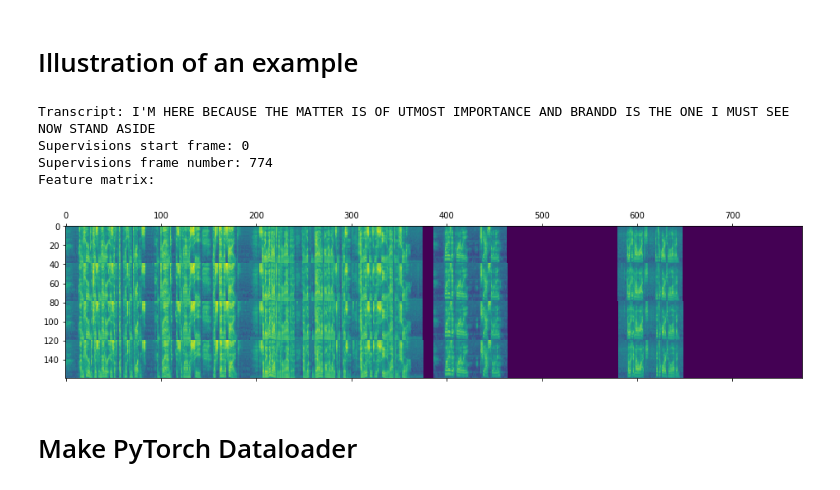
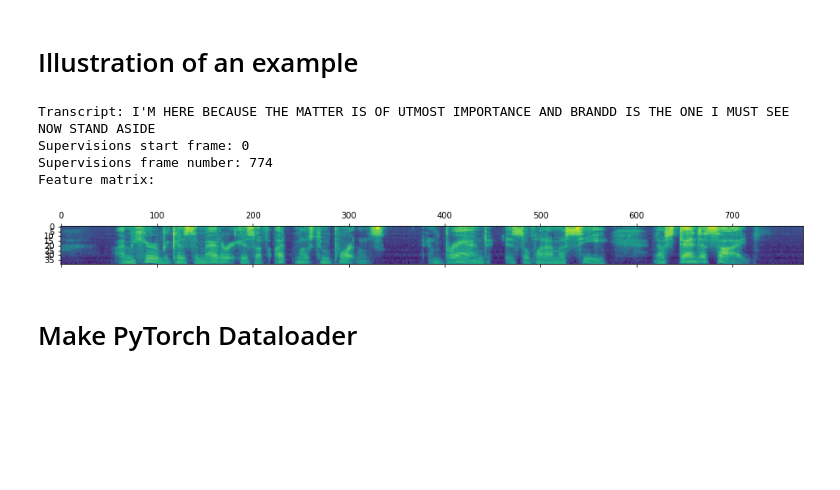
Before and after one commit to lhotse-speech/lhotse, a Jupyter notebook: examples/librispeech/librispeech.ipynb, the cells around one changed output. Drawn from its saved outputs; the diff is of its cells as text; code cells hidden in the pictures; blank space fills up the shorter version.

```diff
--- a/examples/librispeech/librispeech.ipynb
+++ b/examples/librispeech/librispeech.ipynb
@@ -78,15 +78,15 @@ sample = dataset_dev[cut_ids]
 # %%
 print('Transcript:', sample['supervisions']['text'][0])
 print('Supervisions start frame:', int(sample['supervisions']['start_frame'][0]))
 print('Supervisions frame number:', int(sample['supervisions']['num_frames'][0]))
 print('Feature matrix:')
-plt.matshow(sample['inputs'].reshape([sample['inputs'].shape[1], -1]).transpose(0, 1).flip(0));
+plt.matshow(sample['inputs'][0].transpose(0, 1).flip(0));
 # %% [output]
 Transcript: I'M HERE BECAUSE THE MATTER IS OF UTMOST IMPORTANCE AND BRANDD IS THE ONE I MUST SEE NOW STAND ASIDE
 Supervisions start frame: 0
 Supervisions frame number: 774
 Feature matrix:
-[figure, old version]
+[figure, new version]
 # %% [markdown]
 # Make PyTorch Dataloader
 # %%
```
